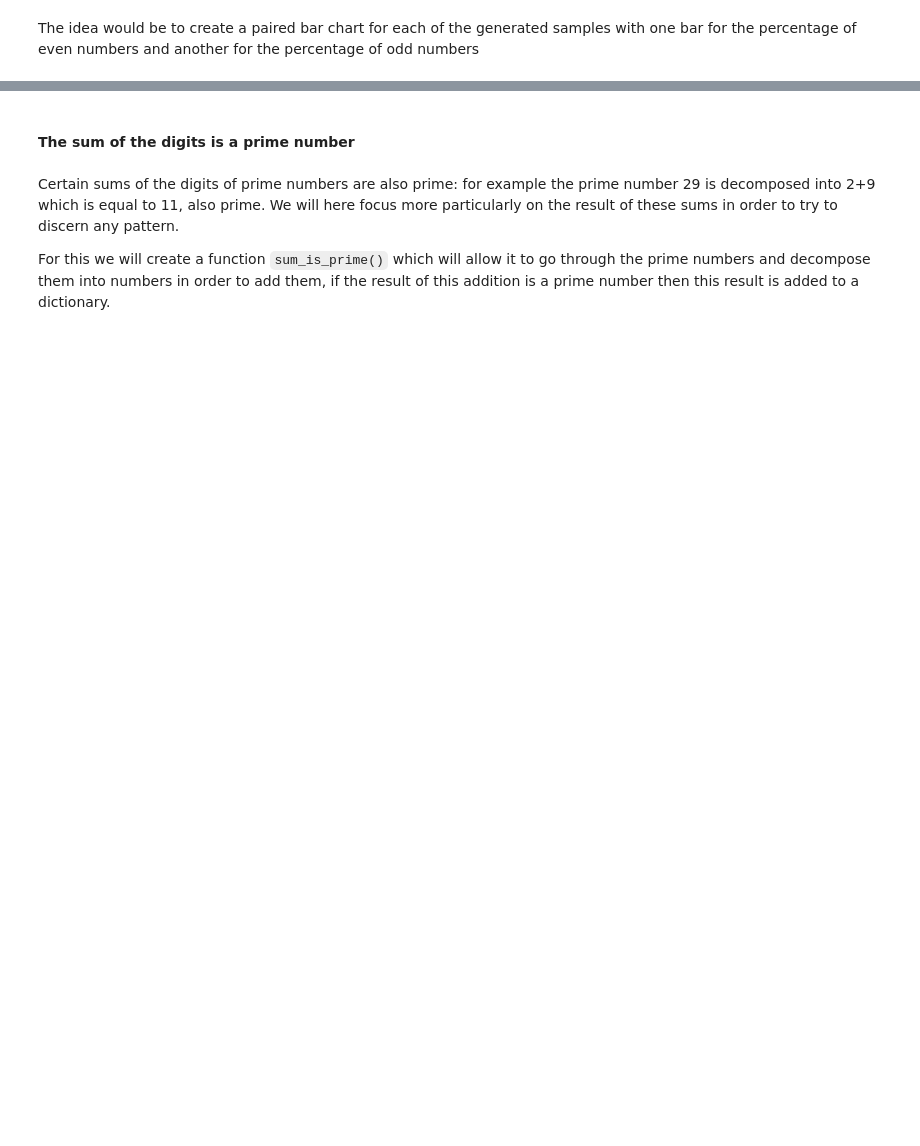
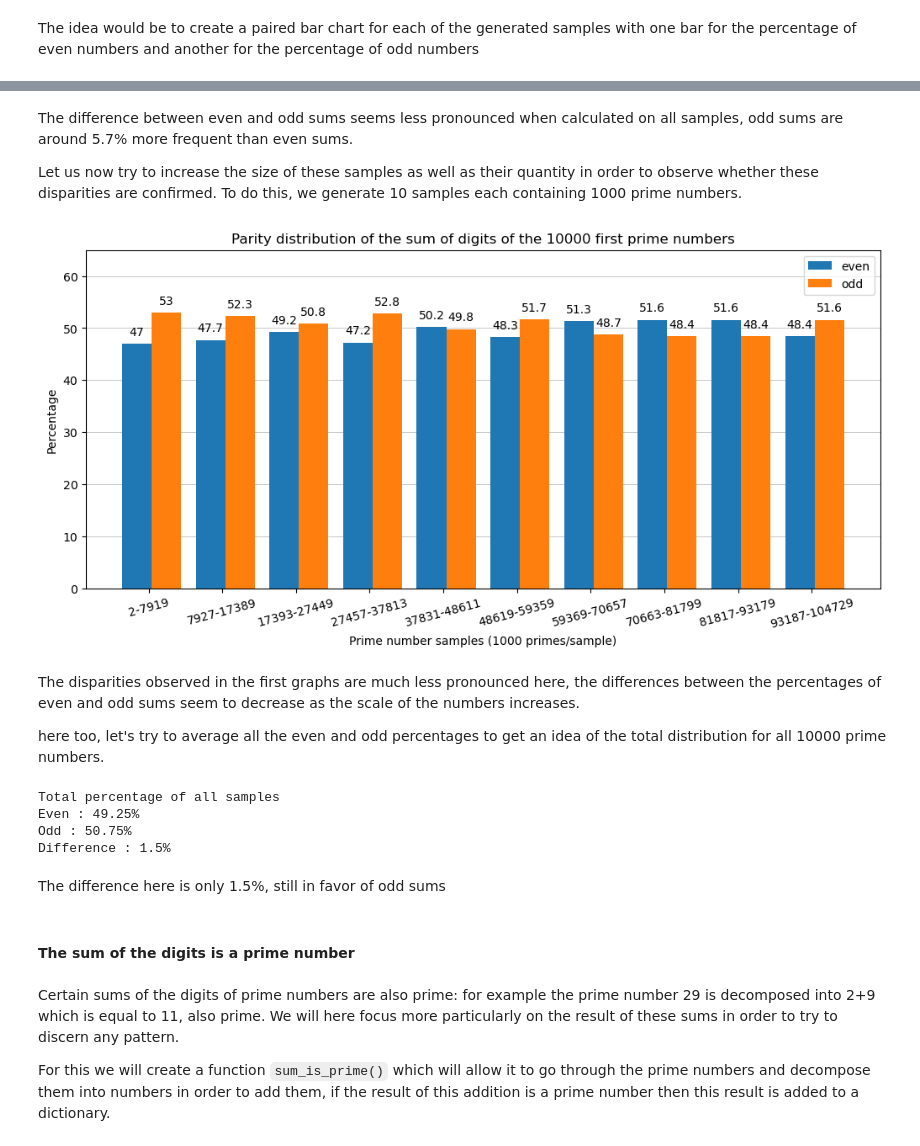
Before and after one commit to Kartmaan/prime_number_analysis, a Jupyter notebook: prime_analysis.ipynb, the cells around one changed output, grey strips where cells are left out. Drawn from its saved outputs; the diff is of its cells as text; code cells hidden in the pictures; blank space fills up the shorter version.

```diff
--- a/prime_analysis.ipynb
+++ b/prime_analysis.ipynb
@@ -452,3 +463,33 @@ Difference : 2.6%
+# %% [markdown]
+The difference between even and odd sums seems less pronounced when calculated on all samples, odd sums are around 5.7% more frequent than even sums.
+
+Let us now try to increase the size of these samples as well as their quantity in order to observe whether these disparities are confirmed. To do this, we generate 10 samples each containing 1000 prime numbers.
+# %%
+sum_plot(sample_length=1000, sample_quantity=10, rot=15, ylim=65)
+# %% [output]
+[figure, added]
+# %% [markdown]
+The disparities observed in the first graphs are much less pronounced here, the differences between the percentages of even and odd sums seem to decrease as the scale of the numbers increases.
+
+here too, let's try to average all the even and odd percentages to get an idea of the total distribution for all 10000 prime numbers.
+# %%
+even_list, odd_list, _ = sum_stats(sample_length=1000, sample_quantity=10)
+
+even_mean = round(np.mean(even_list), 2)
+odd_mean = round(np.mean(odd_list), 2)
+diff = round(abs(even_mean-odd_mean), 2)
+
+print("Total percentage of all samples")
+print(f"Even : {even_mean}%")
+print(f"Odd : {odd_mean}%")
+print(f"Difference : {diff}%")
+# %% [output]
+Total percentage of all samples
+Even : 49.25%
+Odd : 50.75%
+Difference : 1.5%
+# %% [markdown]
+The difference here is only 1.5%, still in favor of odd sums
 # %% [markdown]
 #### The sum of the digits is a prime number
 # %% [markdown]
```
Also changed, not shown: parts of 17 cells of this notebook.
